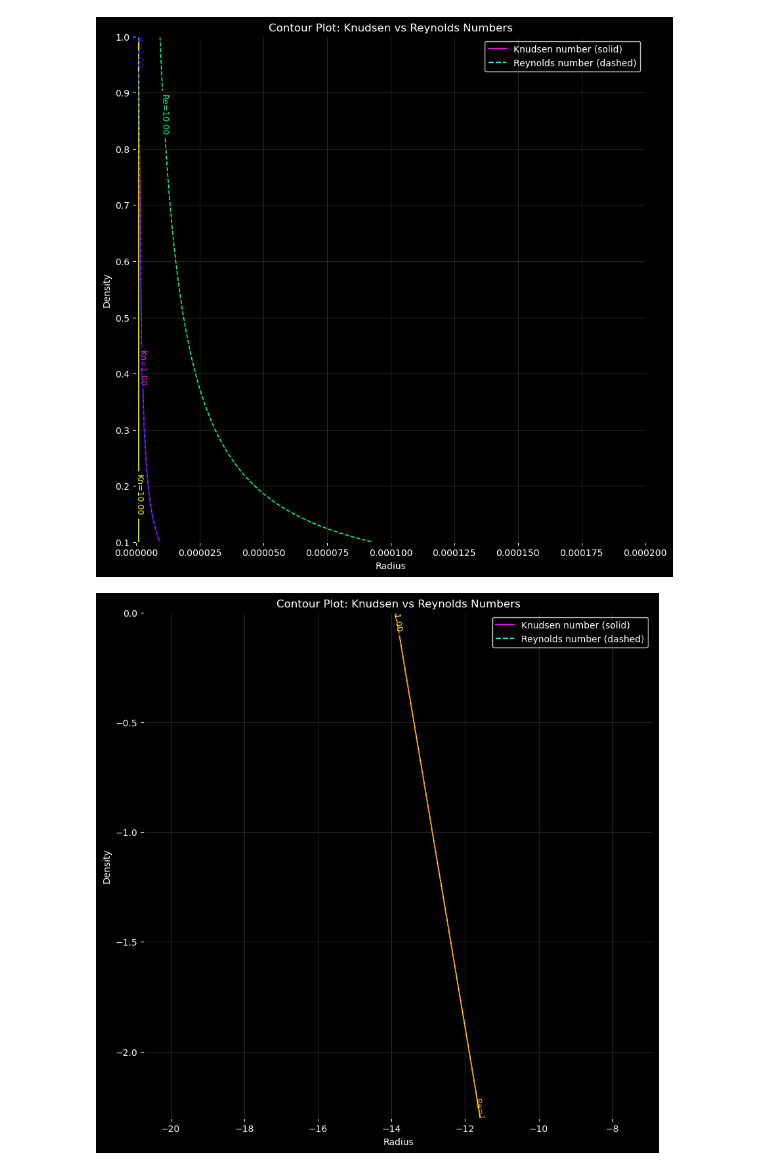
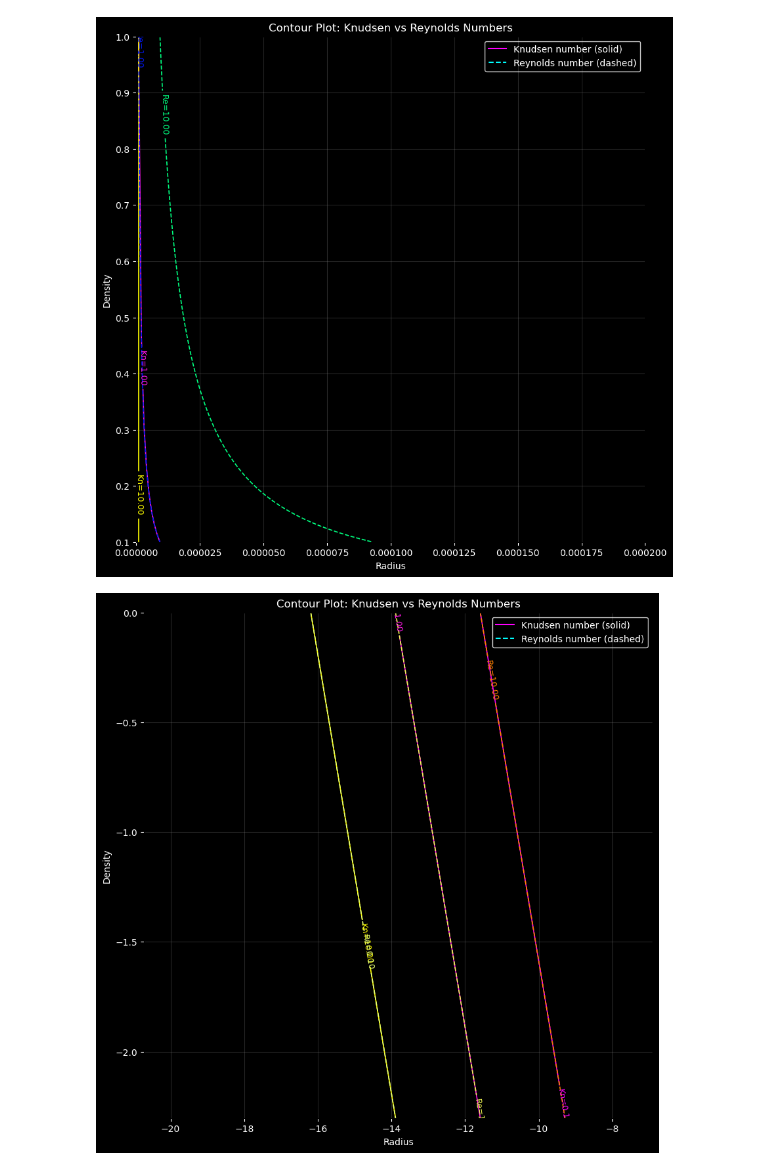
Before and after one commit to drraurau/Browndwarfs_Cloud, a Jupyter notebook: Knudsencontour.ipynb, the cells around one changed output. Drawn from its saved outputs; the diff is of its cells as text; code cells hidden in the pictures.

```diff
--- a/Knudsencontour.ipynb
+++ b/Knudsencontour.ipynb
@@ -169,36 +167,36 @@ ax.set_facecolor('black')
 
 # Contours for both variables
 contour1 = ax.contour(Rad_grid, Rh_grid, Knudsen_number_log,
-                      levels=[0,  1],
+                      levels=[0,  0.1,1,10],
                       cmap='spring', linewidths=1.2)
 
 contour2 = ax.contour(Rad_grid, Rh_grid, Reynolds_log,
-                      levels=[0, 1],
+                      levels=[0, 0.1,1,10],
                       cmap='Wistia', linewidths=1.2, linestyles='dashed')
 
 # Add labels directly on contours
 plt.clabel(contour1, inline=True, fontsize=9, fmt='Kn=%.2f')
 plt.clabel(contour2, inline=True, fontsize=9, fmt='Re=%.2f')
 
 # Create custom legend handles
 handles = [
     plt.Line2D([], [], color='magenta', label='Knudsen number (solid)'),
     plt.Line2D([], [], color='cyan', linestyle='--', label='Reynolds number (dashed)')
 ]
 leg = ax.legend(handles=handles, loc='upper right', facecolor='none', edgecolor='white', fontsize=10)
 
 # Style adjustments
 ax.tick_params(colors='white')
 ax.xaxis.label.set_color('white')
 ax.yaxis.label.set_color('white')
 ax.title.set_color('white')
 plt.setp(leg.get_texts(), color='white')
 
 plt.xlabel('Radius')
 plt.ylabel('Density')
 plt.grid(True, color='gray', alpha=0.3)
 plt.title("Contour Plot: Knudsen vs Reynolds Numbers")
 
 plt.show()
 # %% [output]
-[figure, old version]
+[figure, new version]
```
Also changed, not shown: parts of 2 cells of this notebook, 2 other files.
